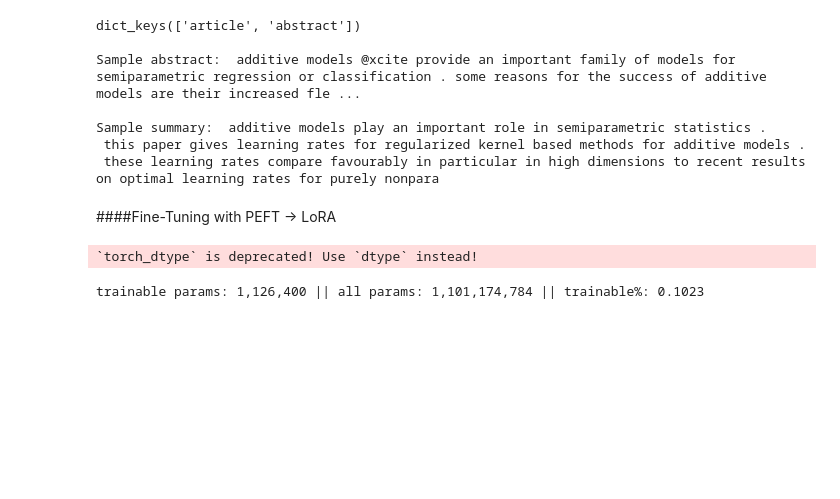
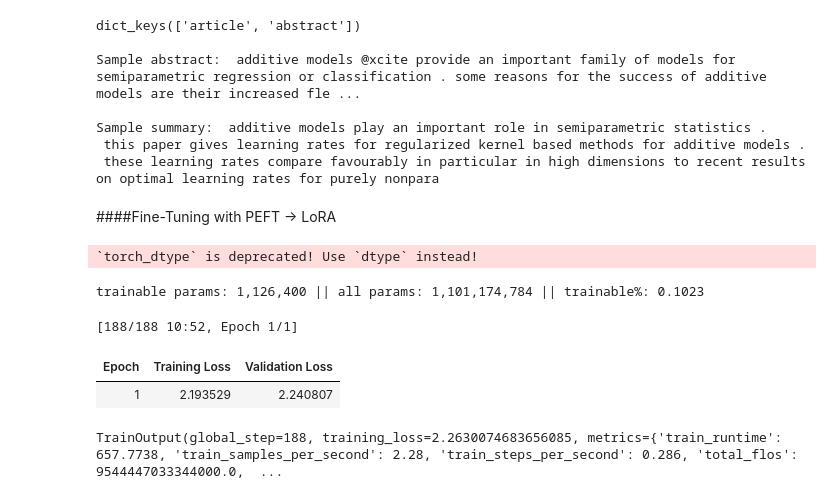
Before and after one commit to RansiluRanasinghe/llm-peft-research-summarizer, a Jupyter notebook: NoteBook/LLM_FineTuning_PEFT_LoRA_AI_Research_Summarizer.ipynb, the cells around one changed output. Saved outputs shown, nothing was run; the diff lists cells and outputs as text; code cells hidden in the pictures; blank space fills up the shorter version.

Commit message:
Fine tuned the llama model with LoRA

```diff
--- a/NoteBook/LLM_FineTuning_PEFT_LoRA_AI_Research_Summarizer.ipynb
+++ b/NoteBook/LLM_FineTuning_PEFT_LoRA_AI_Research_Summarizer.ipynb
@@ -102,3 +102,36 @@ model = get_peft_model(model, lora_config)
 model.print_trainable_parameters()
 # %% [output]
 trainable params: 1,126,400 || all params: 1,101,174,784 || trainable%: 0.1023
+# %%
+from transformers import TrainingArguments, Trainer, DataCollatorForLanguageModeling
+
+training_args = TrainingArguments(
+    output_dir="./tinyllama-arxiv-lora",
+    num_train_epochs=1,
+    per_device_train_batch_size=2,
+    gradient_accumulation_steps=4,
+    learning_rate = 2e-4,
+    fp16=True,
+    logging_steps=50,
+    eval_strategy="epoch",
+    save_strategy="epoch",
+    load_best_model_at_end=True,
+    report_to="none"
+)
+
+data_collecter = DataCollatorForLanguageModeling(tokenizer=tokenizer, mlm=False)
+
+trainer = Trainer(
+    model=model,
+    args=training_args,
+    train_dataset=tokenized_train,
+    eval_dataset=tokenized_val,
+    data_collator=data_collecter
+)
+
+trainer.train()
+# %% [output]
+[188/188 10:52, Epoch 1/1]
+| Epoch | Training Loss | Validation Loss |
+| 1 | 2.193529 | 2.240807 |
+TrainOutput(global_step=188, training_loss=2.2630074683656085, metrics={'train_runtime': 657.7738, 'train_samples_per_second': 2.28, 'train_steps_per_second': 0.286, 'total_flos': 9544447033344000.0,  ...
```
